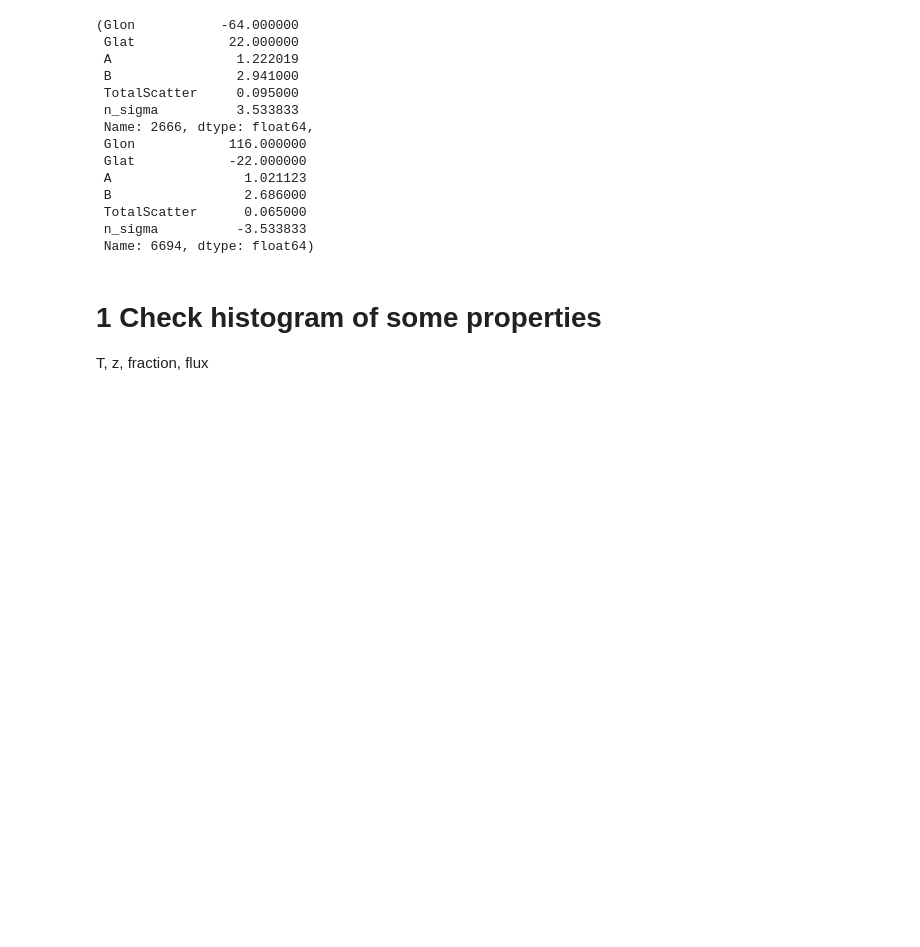
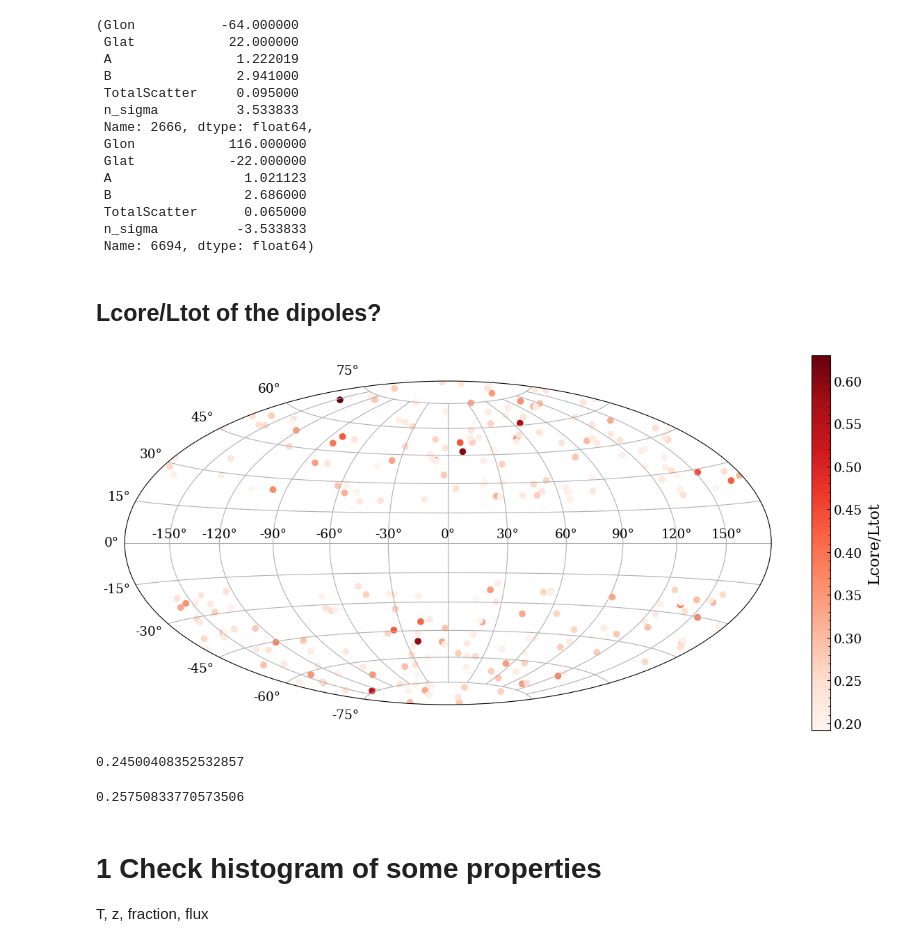
Before and after one commit to YujieH3/anisotropy-flamingo, a Jupyter notebook: notebooks/15check_dipole_properties_YSZ-T.ipynb, the cells around one changed output. Saved outputs shown, nothing was run; the diff lists cells and outputs as text; code cells hidden in the pictures; blank space fills up the shorter version.

```diff
--- a/notebooks/15check_dipole_properties_YSZ-T.ipynb
+++ b/notebooks/15check_dipole_properties_YSZ-T.ipynb
@@ -54,6 +54,29 @@ dtheta = cf.angular_separation(samples['phi_on_lc'], samples['theta_on_lc'], -60
 # %%
 p_dipoles = samples[:260][dtheta[:260] < 60]
 n_dipoles = samples[:260][dtheta[:260] > 120]
+# %% [markdown]
+## Lcore/Ltot of the dipoles?
+# %%
+fig = plt.figure(figsize=(15, 7))
+ax = plt.subplot(111, projection="hammer")
+ax.grid(True)
+
+l = samples[:260]["phi_on_lc"] * np.pi / 180
+b = samples[:260]["theta_on_lc"] * np.pi / 180
+
+p = ax.scatter(l, b, c=samples[:260]['Lcore/Ltot'], cmap="Reds") # takes (longitude, latitude)
+plt.colorbar(p, label="Lcore/Ltot", ax=ax)
+plt.show()
+# %% [output]
+[figure, added]
+# %%
+samples['Lcore/Ltot'][:313].mean()
+# %% [output]
+0.24500408352532857
+# %%
+samples['Lcore/Ltot'][:260].mean()
+# %% [output]
+0.25750833770573506
 # %% [markdown]
 # 1 Check histogram of some properties
 T, z, fraction, flux
```
Also changed, not shown: 5 other files.
